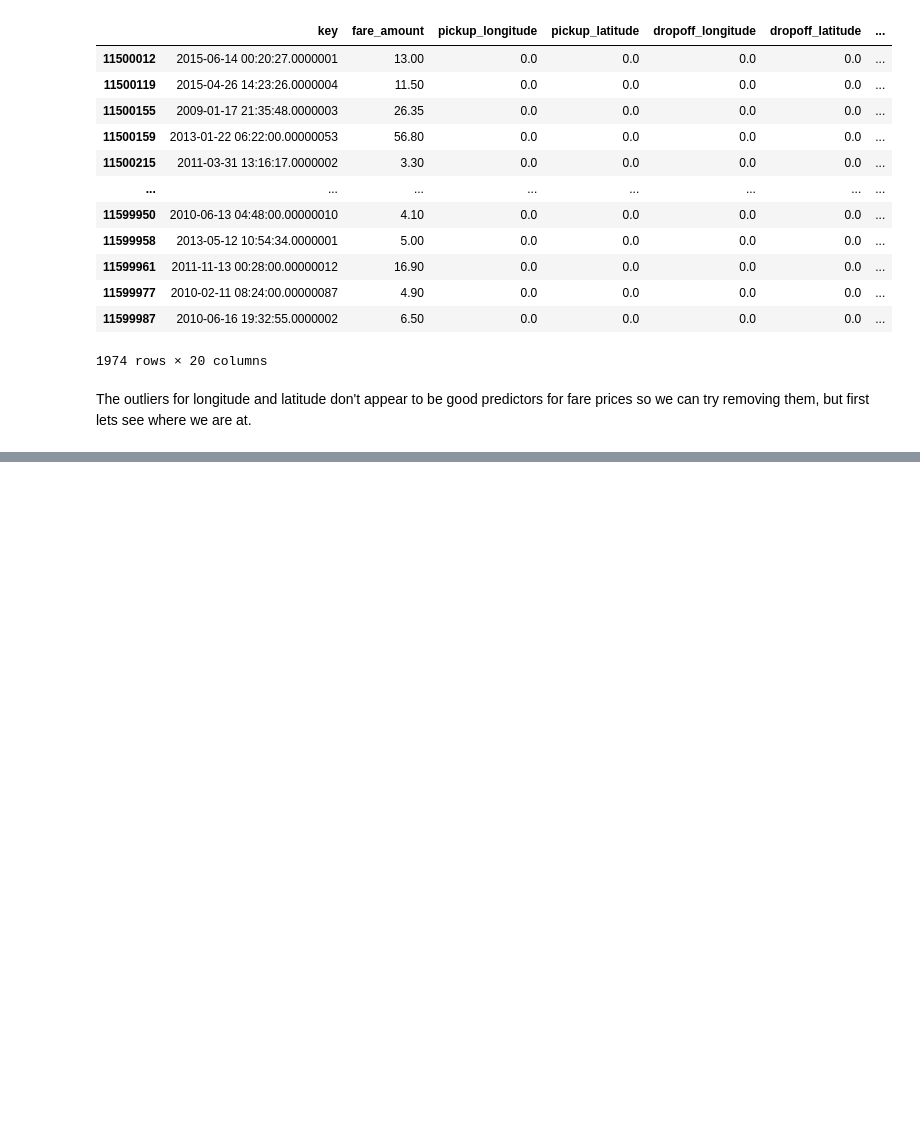
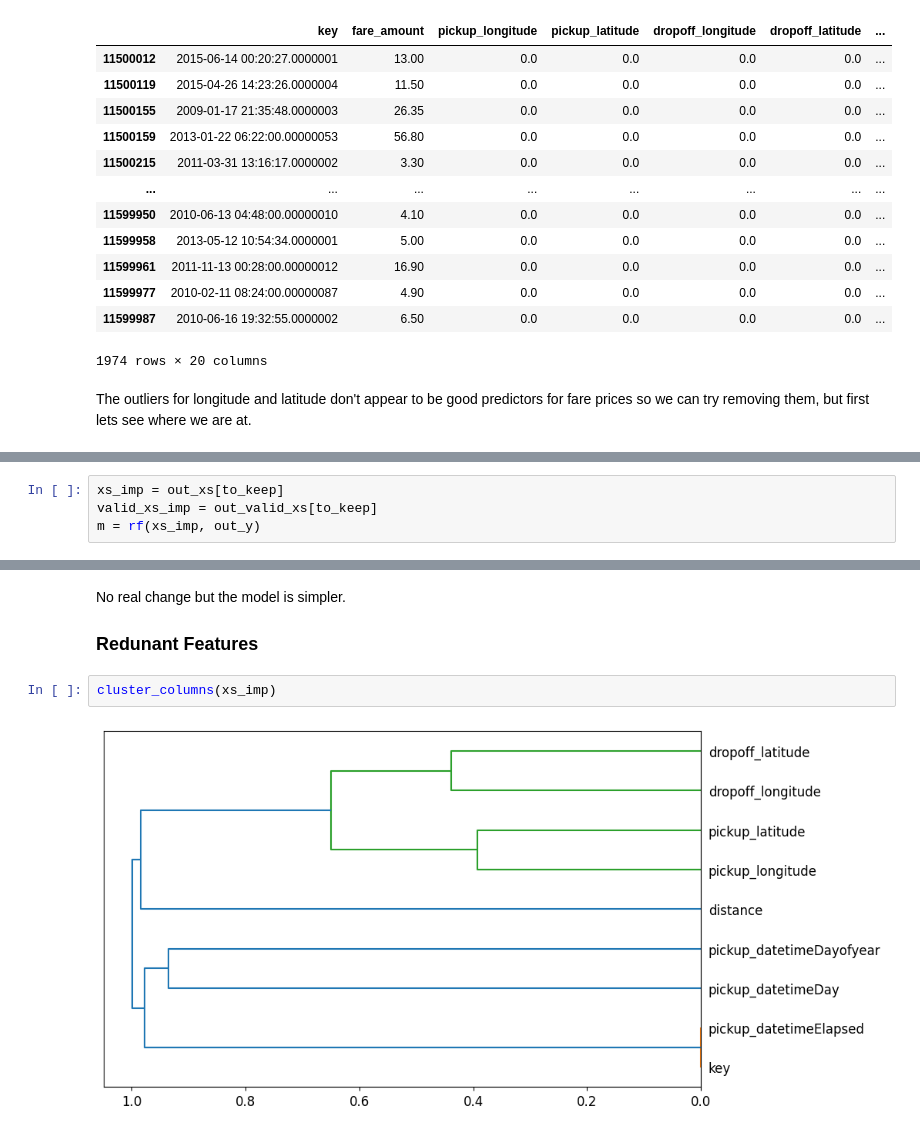
Before and after one commit to loganhartford/taxi_fare, a Jupyter notebook: taxi_fare.ipynb, the cells around one changed output, grey strips where cells are left out. Cells and saved outputs as stored; diff of their text form; blank space fills up the shorter version.

```diff
--- a/taxi_fare.ipynb
+++ b/taxi_fare.ipynb
@@ -647,0 +869,4 @@ To do
+# %%
+xs_imp = out_xs[to_keep]
+valid_xs_imp = out_valid_xs[to_keep]
+m = rf(xs_imp, out_y)
@@ -647,0 +882,8 @@ To do
+# %% [markdown]
+No real change but the model is simpler.
+
+### Redunant Features
+# %%
+cluster_columns(xs_imp)
+# %% [output]
+[figure, added]
```
Also changed, not shown: parts of 44 cells of this notebook.
